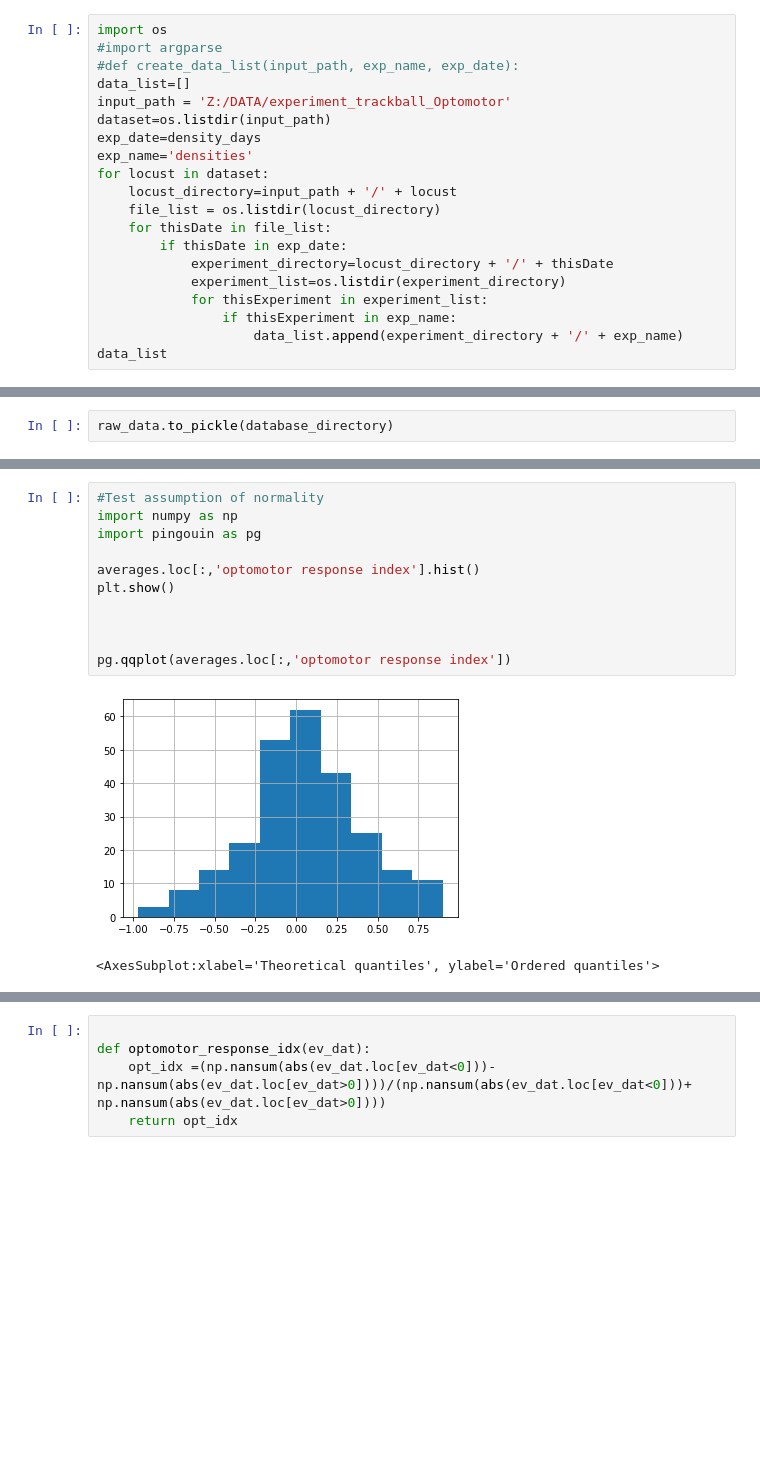
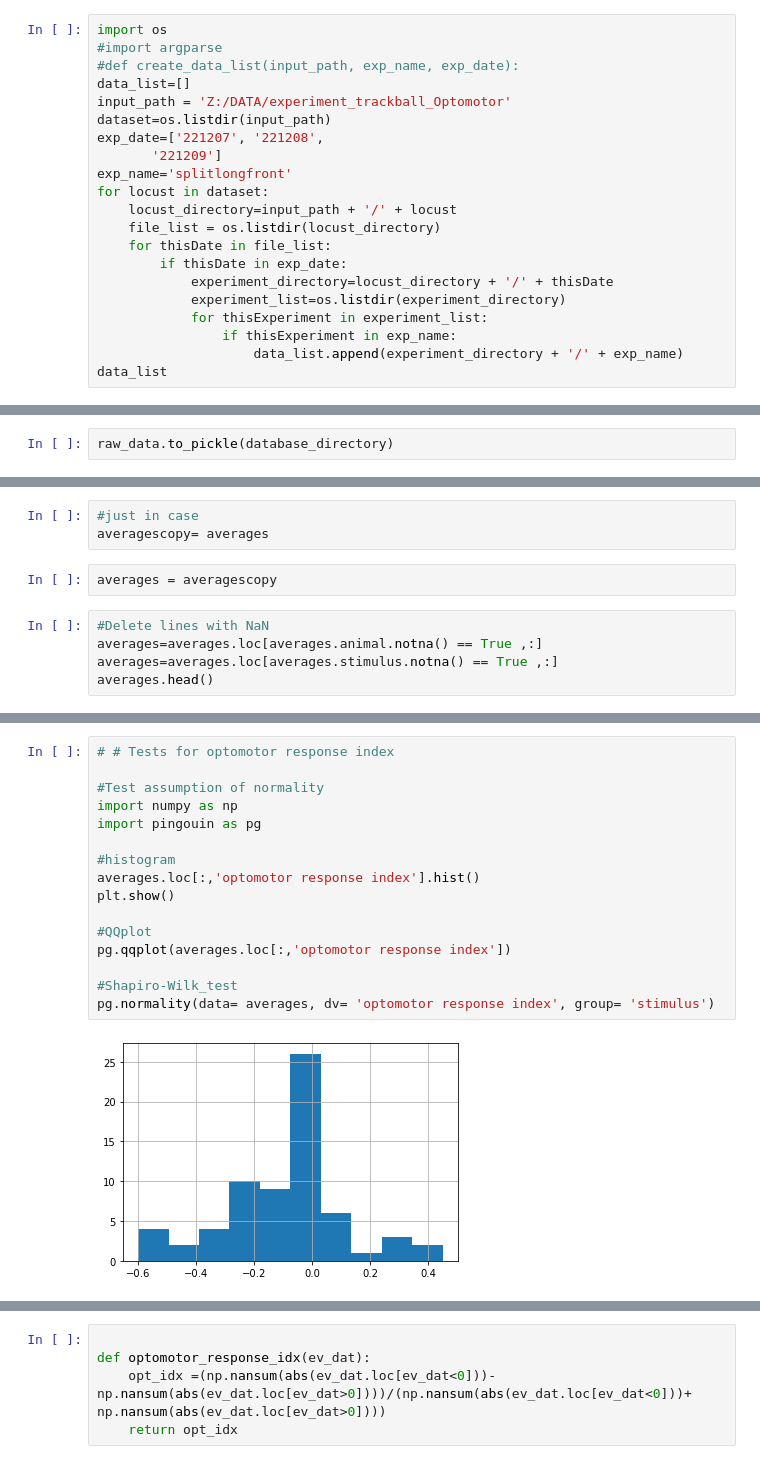
Before and after one commit to chiyu1203/bonfic, a Jupyter notebook: track_ball_notebook_laura_all.ipynb, the cells around one changed output, grey strips where cells are left out. Cells and saved outputs as stored; diff of their text form; blank space fills up the shorter version.

Commit message:
Statistic tests

```diff
--- a/track_ball_notebook_laura_all.ipynb
+++ b/track_ball_notebook_laura_all.ipynb
@@ -43,8 +48,9 @@ import os
 data_list=[]
 input_path = 'Z:/DATA/experiment_trackball_Optomotor'
 dataset=os.listdir(input_path)
-exp_date=density_days
-exp_name='densities'
+exp_date=['221207', '221208',
+       '221209']
+exp_name='splitlongfront'
 for locust in dataset:
     locust_directory=input_path + '/' + locust
     file_list = os.listdir(locust_directory)
@@ -996,0 +996,10 @@ FileNotFoundError: [WinError 3] Das System kann den angegebenen Pfad nicht finde
+# %%
+#just in case
+averagescopy= averages
+# %%
+averages = averagescopy
+# %%
+#Delete lines with NaN
+averages=averages.loc[averages.animal.notna() == True ,:]
+averages=averages.loc[averages.stimulus.notna() == True ,:]
+averages.head()
@@ -997,14 +1041,18 @@ FileNotFoundError: [WinError 3] Das System kann den angegebenen Pfad nicht finde
 # %%
+# # Tests for optomotor response index
+
 #Test assumption of normality
 import numpy as np
 import pingouin as pg
 
+#histogram
 averages.loc[:,'optomotor response index'].hist()
 plt.show()
 
+#QQplot
+pg.qqplot(averages.loc[:,'optomotor response index'])
 
-
-pg.qqplot(averages.loc[:,'optomotor response index'])
+#Shapiro-Wilk_test
+pg.normality(data= averages, dv= 'optomotor response index', group= 'stimulus')
 # %% [output]
-[figure, old version]
+[figure, new version]
-<AxesSubplot:xlabel='Theoretical quantiles', ylabel='Ordered quantiles'>
```
Also changed, not shown: parts of 35 cells of this notebook.
